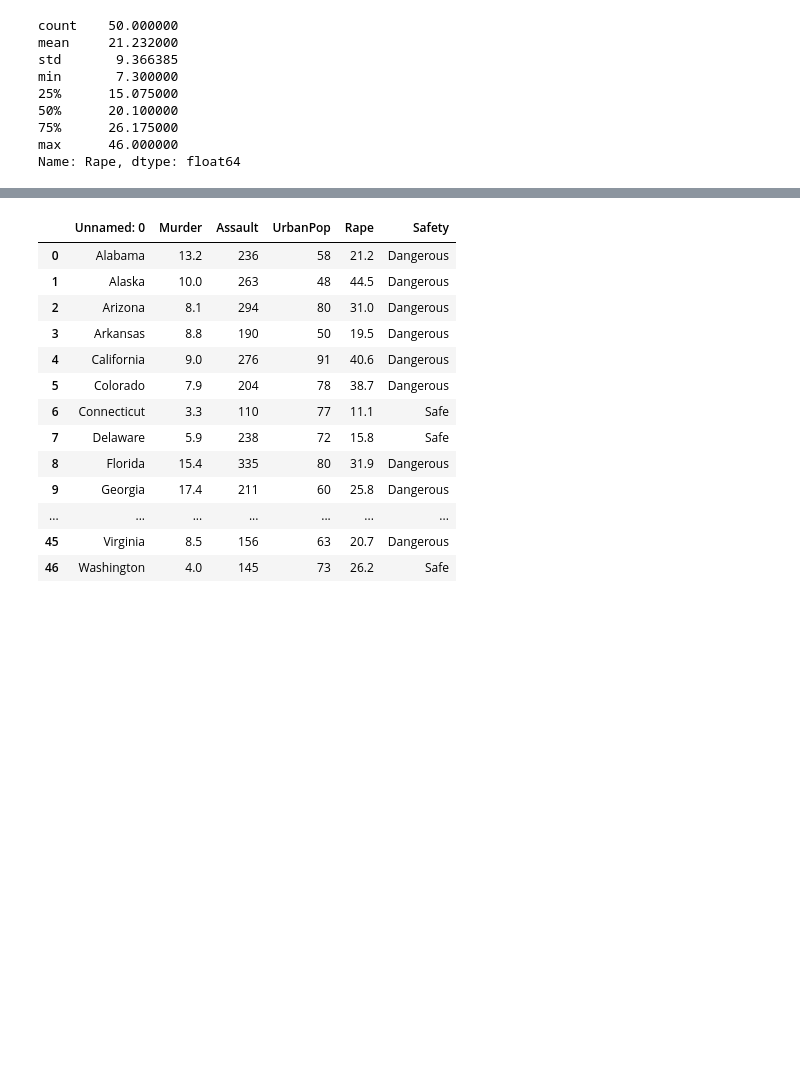
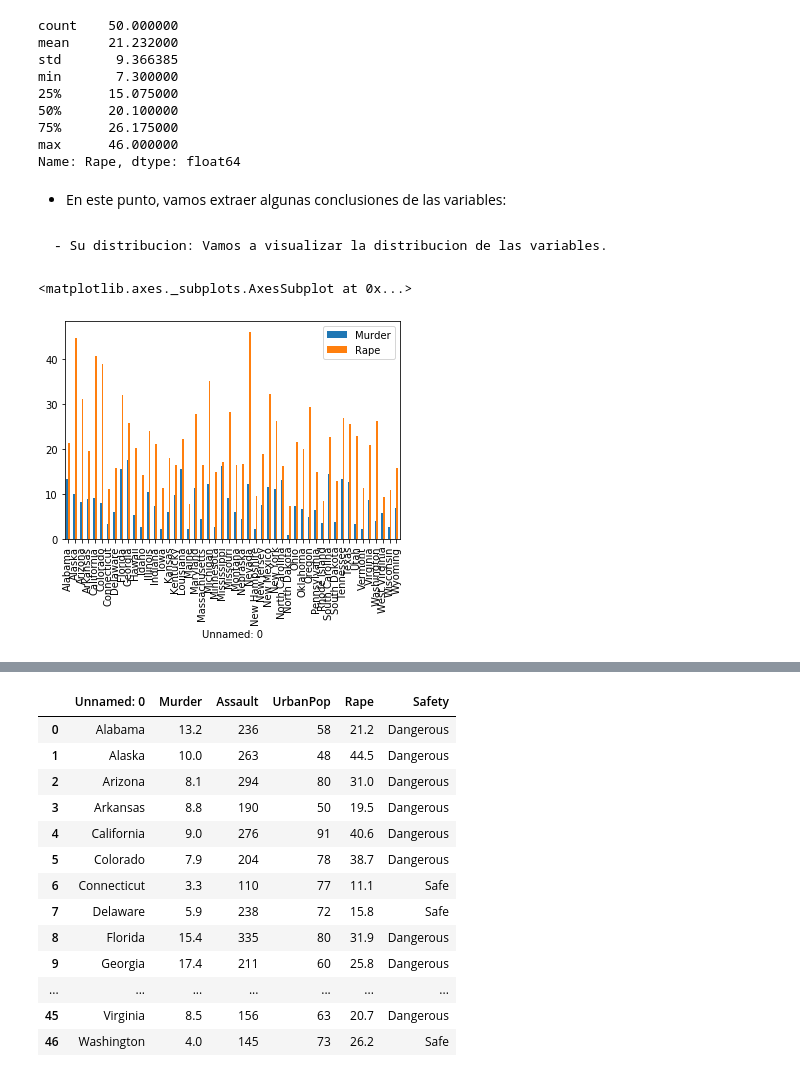
Before and after one commit to Al3xFreeman/IA2, a Jupyter notebook: P1-1-[IA2].ipynb, the cells around one changed output, grey strips where cells are left out. Cells and saved outputs as stored; diff of their text form; code cells hidden in the pictures; blank space fills up the shorter version.

```diff
--- a/P1-1-[IA2].ipynb
+++ b/P1-1-[IA2].ipynb
@@ -81,3 +81,12 @@ min       7.300000
 75%      26.175000
 max      46.000000
 Name: Rape, dtype: float64
+# %% [markdown]
+- En este punto, vamos extraer algunas conclusiones de las variables:
+# %% [markdown]
+    - Su distribucion: Vamos a visualizar la distribucion de las variables.
+# %%
+data.groupby('Unnamed: 0')['Murder', 'Rape'].mean().plot.bar()
+# %% [output]
+<matplotlib.axes._subplots.AxesSubplot at 0x...>
+[figure, added]
```
Also changed, not shown: parts of 15 cells of this notebook.
